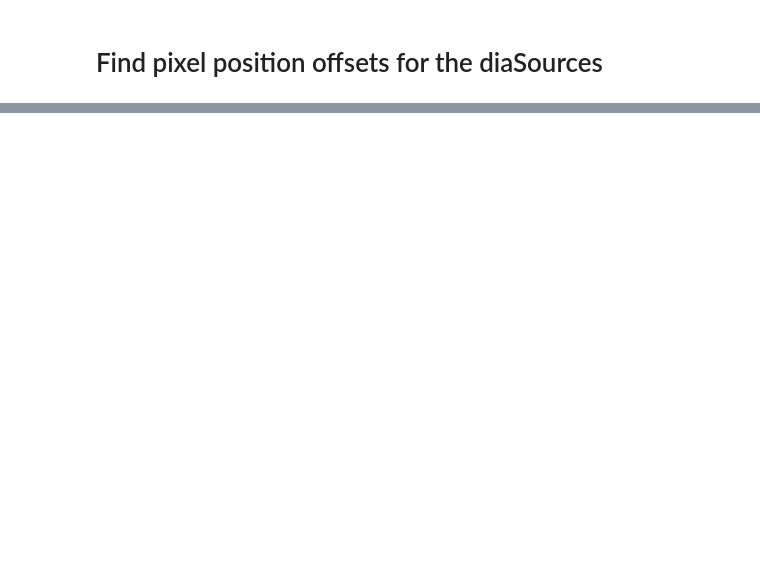
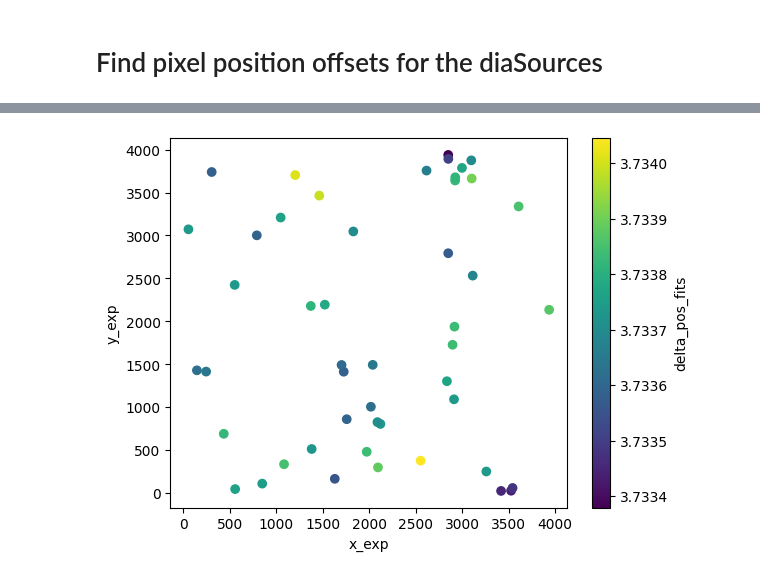
Before and after one commit to jrob93/lsst_nbs, a Jupyter notebook: dp1/diaSource_WCS_analysis.ipynb, the cells around one changed output, grey strips where cells are left out. Saved outputs shown, nothing was run; the diff lists cells and outputs as text; code cells hidden in the pictures; blank space fills up the shorter version.

```diff
--- a/dp1/diaSource_WCS_analysis.ipynb
+++ b/dp1/diaSource_WCS_analysis.ipynb
@@ -205,19 +219,21 @@ plt.show()
 # %%
 # Plot to check if offset is a function of detector position
 x_plot = "x_exp"
 y_plot = "y_exp"
-c_plot = "delta_pos"
+c_plot = "delta_pos_fits"
 df_plot = df
 
 fig = plt.figure()
 gs = gridspec.GridSpec(1, 1)
 ax1 = plt.subplot(gs[0, 0])
 
 s1 = ax1.scatter(df_plot[x_plot],df_plot[y_plot],c=df_plot[c_plot],)
 cbar1 = plt.colorbar(s1)
 
 ax1.set_xlabel(x_plot)
 ax1.set_ylabel(y_plot)
 cbar1.set_label(c_plot)
 
 plt.show()
+# %% [output]
+[figure, added]
```
Also changed, not shown: parts of 9 cells of this notebook.
